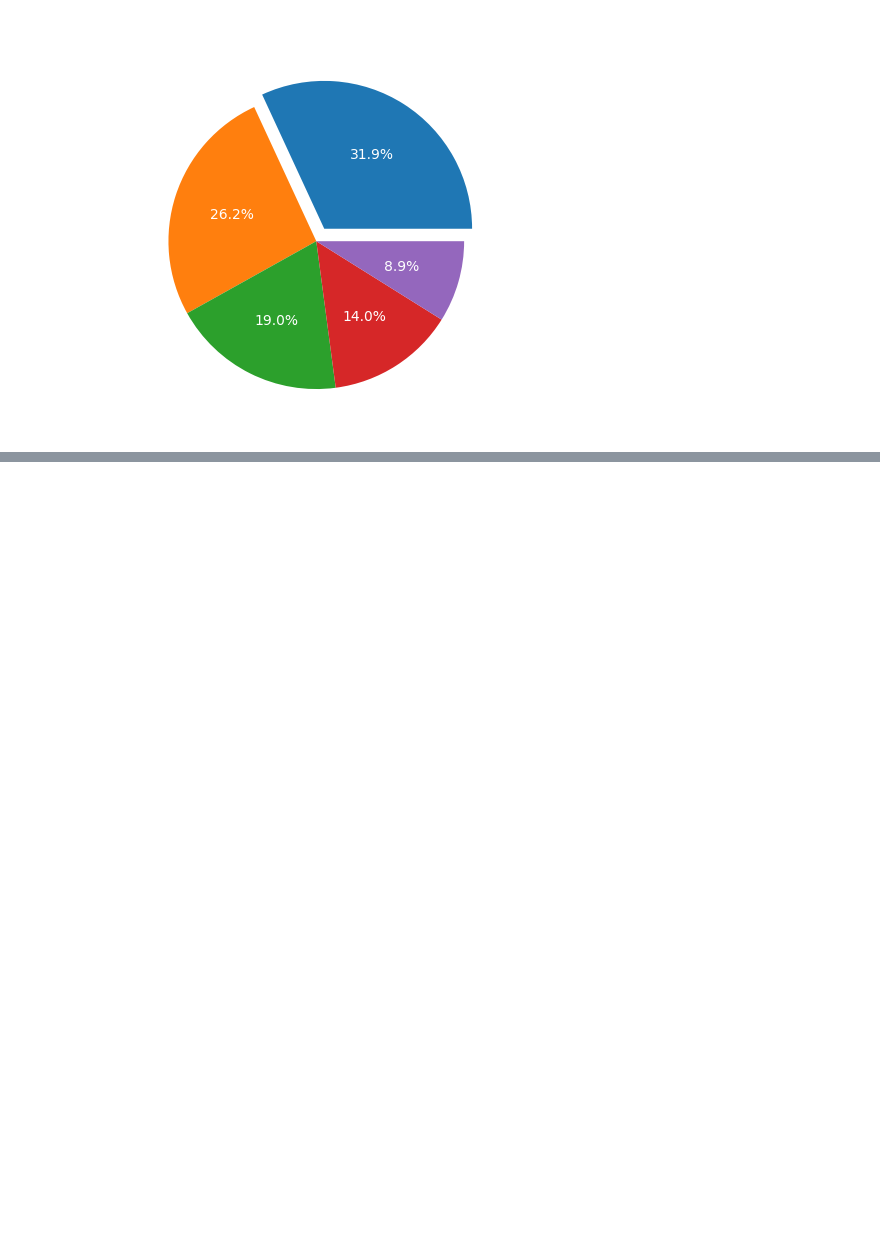
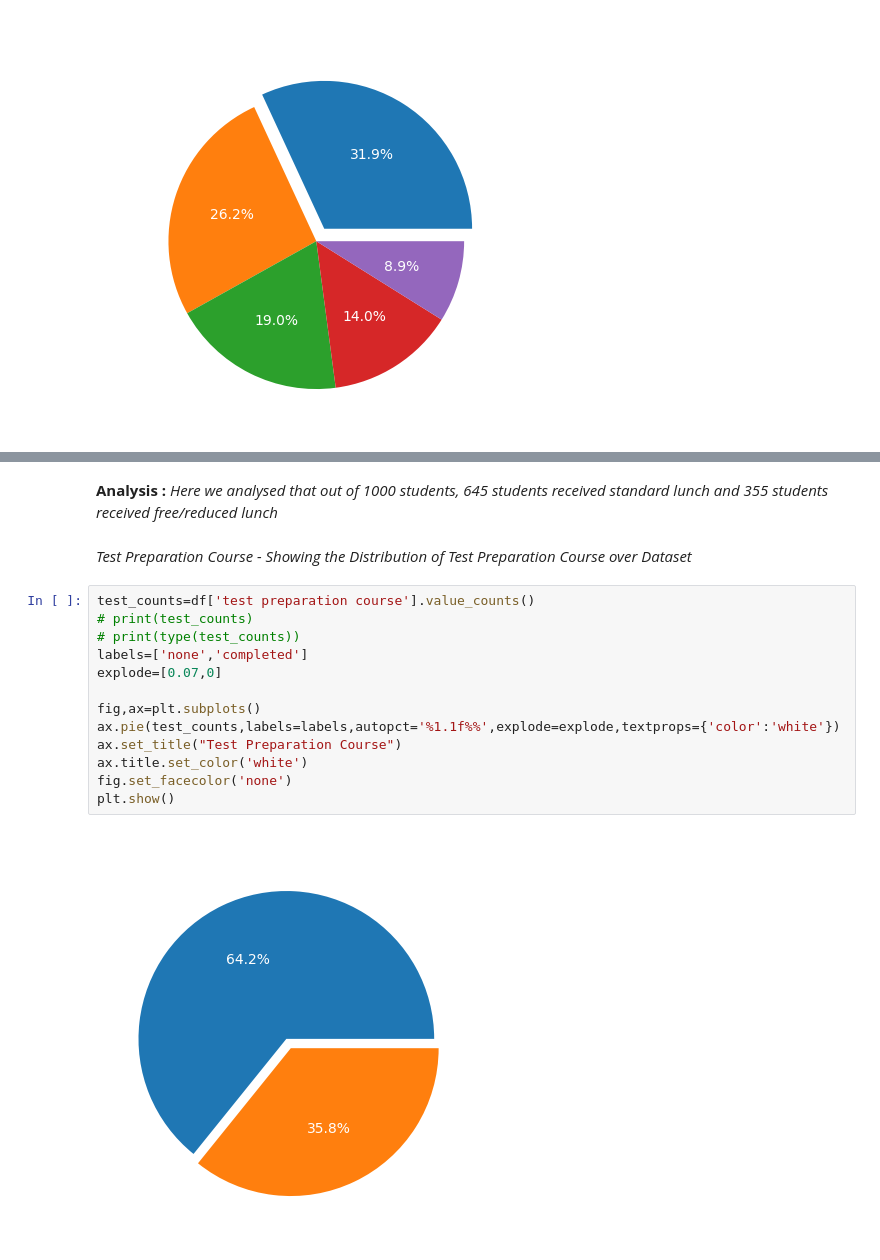
Before and after one commit to udaysingh21/Pandas-Project, a Jupyter notebook: STUDENT PERFORMANCE/analysis.ipynb, the cells around one changed output, grey strips where cells are left out. Saved outputs shown, nothing was run; the diff lists cells and outputs as text; blank space fills up the shorter version.

```diff
--- a/STUDENT PERFORMANCE/analysis.ipynb
+++ b/STUDENT PERFORMANCE/analysis.ipynb
@@ -355,0 +396,20 @@ plt.show()
+# %% [markdown]
+**Analysis :**
+*Here we analysed that out of 1000 students, 645 students received standard lunch and 355 students received free/reduced lunch*
+# %% [markdown]
+*Test Preparation Course - Showing the Distribution of Test Preparation Course over Dataset*
+# %%
+test_counts=df['test preparation course'].value_counts()
+# print(test_counts)
+# print(type(test_counts))
+labels=['none','completed']
+explode=[0.07,0]
+
+fig,ax=plt.subplots()
+ax.pie(test_counts,labels=labels,autopct='%1.1f%%',explode=explode,textprops={'color':'white'})
+ax.set_title("Test Preparation Course")
+ax.title.set_color('white')
+fig.set_facecolor('none')
+plt.show()
+# %% [output]
+[figure, added]
```
Also changed, not shown: parts of 8 cells of this notebook.
